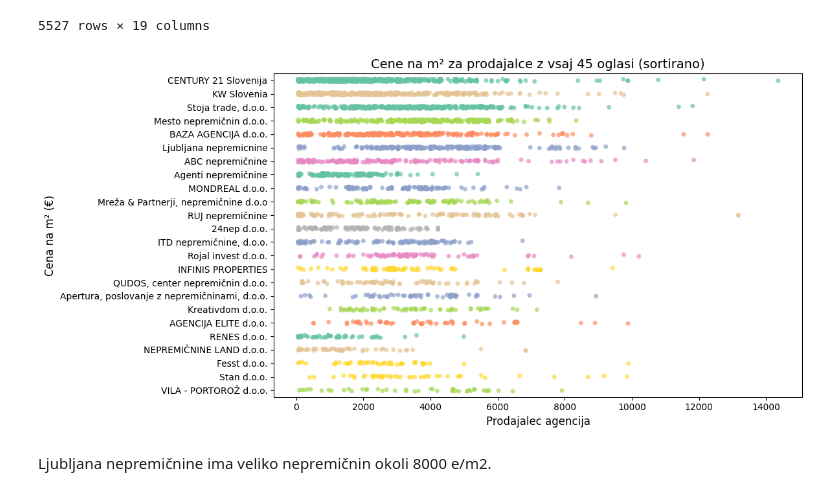
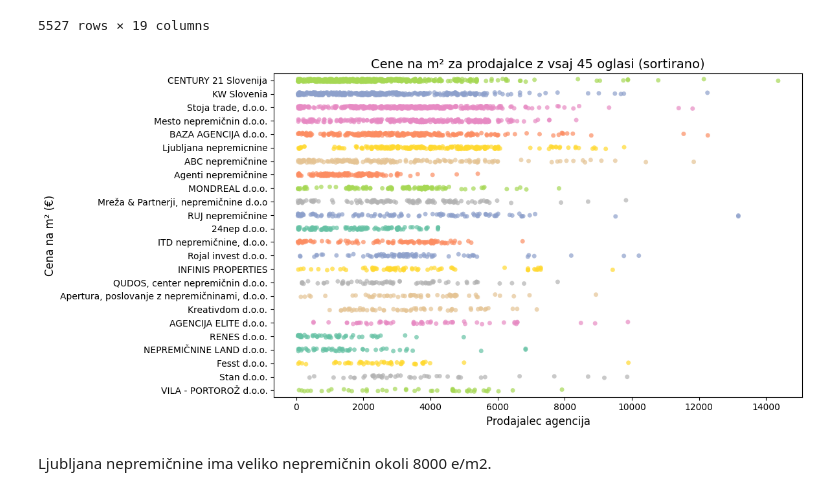
Before and after one commit to tthuma1/PR251, a Jupyter notebook: src/vizualizacije_ponudniki.ipynb, the cells around one changed output. Saved outputs shown, nothing was run; the diff lists cells and outputs as text; code cells hidden in the pictures.

```diff
--- a/src/vizualizacije_ponudniki.ipynb
+++ b/src/vizualizacije_ponudniki.ipynb
@@ -127,35 +127,35 @@ import seaborn as sns
 
 counts = kvadrati_cene['prodajalec_agencija'].value_counts()
 
 # Izberi samo agencije z vsaj 45 vrsticami
 valid_agencies = counts[counts >= 45].sort_values().index
 
 # Filtriraj DataFrame, da vsebuje le validne agencije
 filtered_df = kvadrati_cene[kvadrati_cene['prodajalec_agencija'].isin(valid_agencies)]
 
 ordered_agencies = counts[counts >= 45].sort_values(ascending=False).index
 
 # Ustvari scatter plot za filtrirane in sortirane agencije
 plt.figure(figsize=(12, 6))
 
 sns.stripplot(
-    data=kvadrati_cene,
+    data=filtered_df,
     y='prodajalec_agencija',
     x='cena_na_m2',
     order=ordered_agencies,
     alpha=0.7,
     hue='prodajalec_agencija',
     palette='Set2',
     legend=None
 )
 plt.title('Cene na m² za prodajalce z vsaj 45 oglasi (sortirano)', fontsize=14)
 plt.xlabel('Prodajalec agencija', fontsize=12)
 plt.ylabel('Cena na m² (€)', fontsize=12)
 plt.tight_layout()
 
 plt.show()
 # %% [output]
-[figure, old version]
+[figure, new version]
 # %% [markdown]
 Ljubljana nepremičnine ima veliko nepremičnin okoli 8000 e/m2.
 # %%
```
Also changed, not shown: parts of 5 cells of this notebook.
